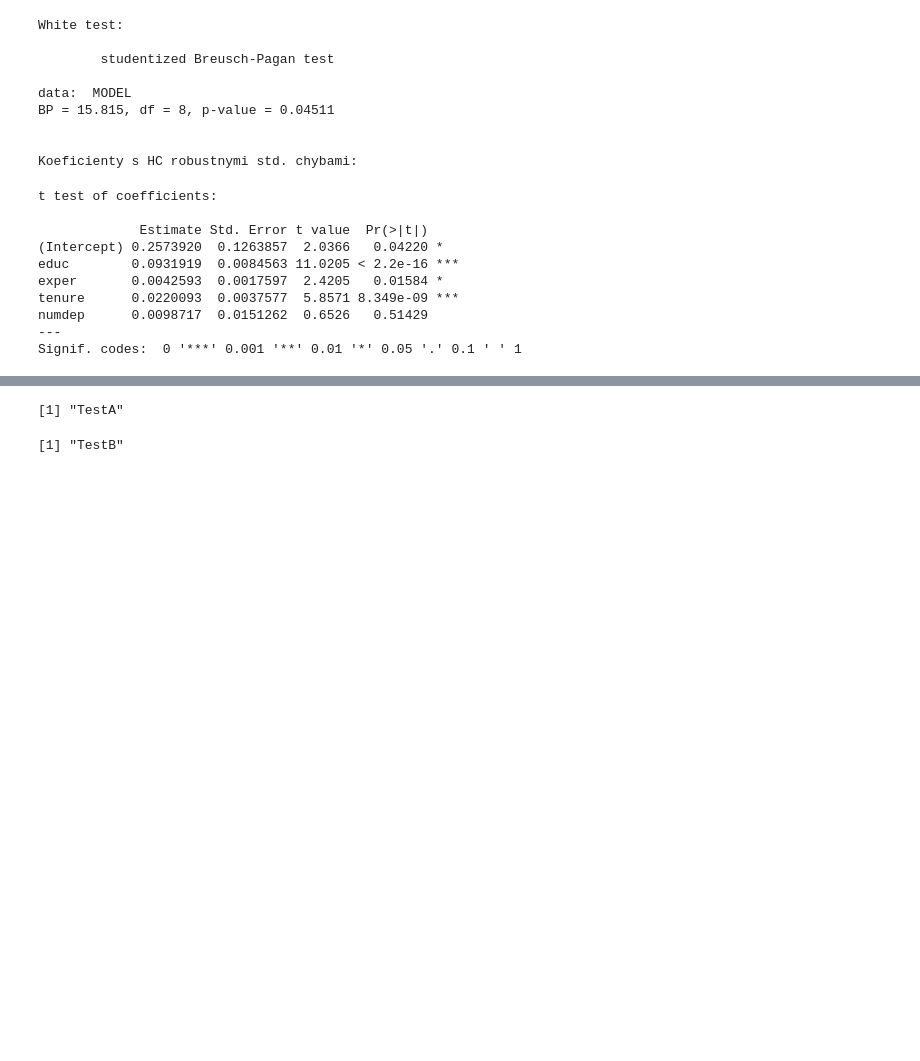
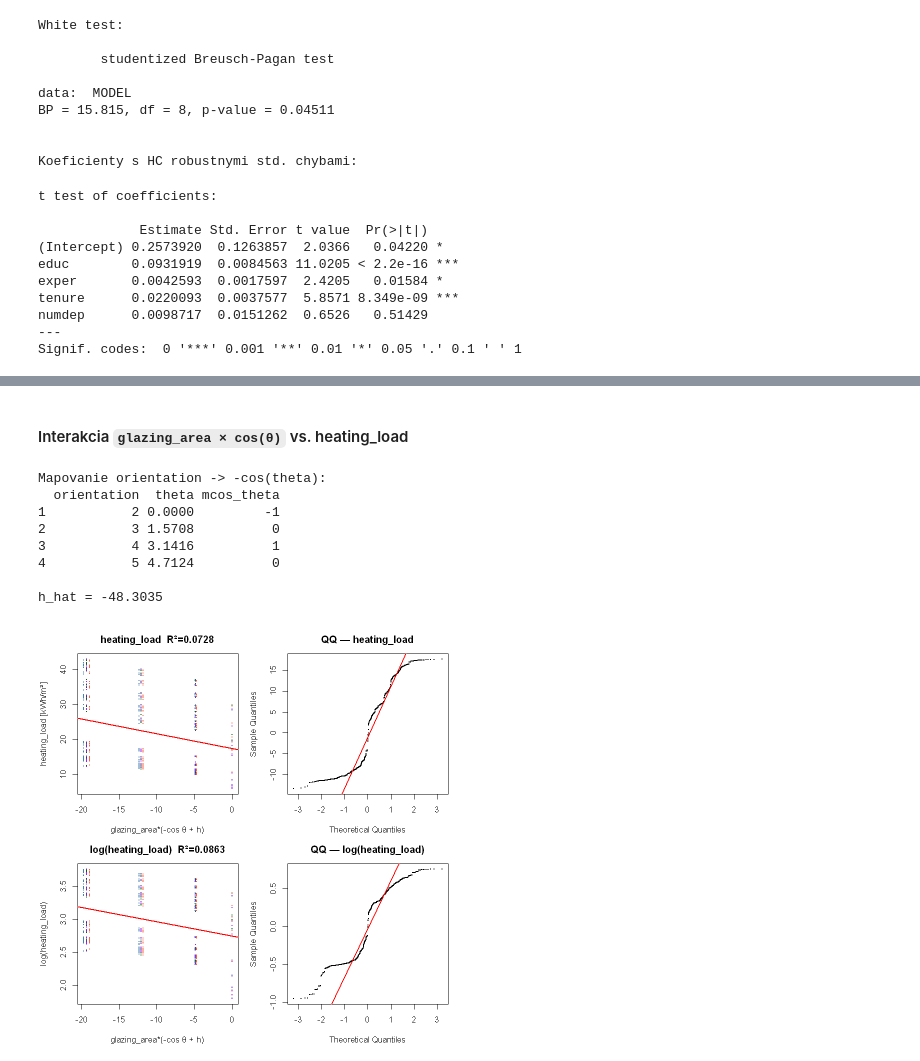
Before and after one commit to Gura-hub-hub/ekonometria, a Jupyter notebook: Ekonometria.ipynb, the cells around one changed output, grey strips where cells are left out. Drawn from its saved outputs; the diff is of its cells as text; code cells hidden in the pictures; blank space fills up the shorter version.

Commit message:
Refactor energy_eff analysis: -cos(theta) transform, method-of-moments h identification, lin vs log comparison
Co-Authored-By: Claude Sonnet 4.6 <noreply@anthropic.com>

```diff
--- a/Ekonometria.ipynb
+++ b/Ekonometria.ipynb
@@ -327,8 +324,0 @@ print('GURA NEVONIII')
-# %%
-print('GURAAA SMRDIIIIII')
-# %% [output]
-[1] "TestA"
-# %%
-print('TestB')
-# %% [output]
-[1] "TestB"
@@ -339,0 +325,72 @@ print('JA NESMRDIIIIIIM!!!!!!!!')
+# %% [markdown]
+#### Interakcia `glazing_area × cos(θ)` vs. heating_load
+# %%
+################ Nacitanie dat + transformacia ################
+ee <- read.csv("Data/energy_eff.csv")
+
+theta_map     <- c("2"=0, "3"=pi/2, "4"=pi, "5"=3*pi/2)
+ee$theta      <- theta_map[as.character(ee$orientation)]
+ee$mcos_theta <- -cos(ee$theta)   # juh=+1 (max slnko), sever=-1 (min slnko)
+
+cat("Mapovanie orientation -> -cos(theta):\n")
+print(unique(data.frame(
+  orientation = ee$orientation,
+  theta       = round(ee$theta, 4),
+  mcos_theta  = round(ee$mcos_theta, 4)
+))[order(unique(ee$orientation)), ])
+
+################ Identifikacia h ################
+cos_vals <- setNames(-cos(theta_map), names(theta_map))
+slopes   <- sapply(c(2,3,4,5), function(ori)
+  coef(lm(heating_load ~ glazing_area, data=ee[ee$orientation==ori,]))["glazing_area"])
+names(slopes) <- c(2,3,4,5)
+
+pary     <- combn(as.character(c(2,3,4,5)), 2)
+h_odhady <- c()
+for (p in 1:ncol(pary)) {
+  i <- pary[1,p]; j <- pary[2,p]
+  ci <- cos_vals[i]; cj <- cos_vals[j]
+  if (abs(ci - cj) < 1e-9) next
+  h_odhady <- c(h_odhady, (slopes[j]*ci - slopes[i]*cj) / (slopes[i] - slopes[j]))
+}
+h_hat <- median(h_odhady)
+cat(sprintf("\nh_hat = %.4f\n", h_hat))
+ee$regresor <- ee$glazing_area * (ee$mcos_theta + h_hat)
+
+################ Modely ################
+m_lin <- lm(heating_load     ~ regresor, data=ee)
+m_log <- lm(log(heating_load) ~ regresor, data=ee)
+
+################ 2x2: scatter | QQ ################
+orient_cols <- c("2"="steelblue","3"="darkgreen","4"="tomato","5"="purple")
+pt_cols     <- orient_cols[as.character(ee$orientation)]
+
+par(mfrow=c(2,2), mar=c(4,4,3,1))
+
+plot(ee$regresor, ee$heating_load, pch=19, cex=0.3, col=pt_cols,
+     xlab="glazing_area*(-cos θ + h)", ylab="heating_load [kWh/m²]",
+     main=sprintf("heating_load  R²=%.4f", summary(m_lin)$r.squared))
+abline(m_lin, col="red", lwd=2)
+
+qqnorm(residuals(m_lin), main="QQ — heating_load", pch=19, cex=0.3)
+qqline(residuals(m_lin), col="red", lwd=2)
+
+plot(ee$regresor, log(ee$heating_load), pch=19, cex=0.3, col=pt_cols,
+     xlab="glazing_area*(-cos θ + h)", ylab="log(heating_load)",
+     main=sprintf("log(heating_load)  R²=%.4f", summary(m_log)$r.squared))
+abline(m_log, col="red", lwd=2)
+
+qqnorm(residuals(m_log), main="QQ — log(heating_load)", pch=19, cex=0.3)
+qqline(residuals(m_log), col="red", lwd=2)
+
+par(mfrow=c(1,1), mar=c(5,4,4,2)+0.1)
+# %% [output]
+Mapovanie orientation -> -cos(theta):
+  orientation  theta mcos_theta
+1           2 0.0000         -1
+2           3 1.5708          0
+3           4 3.1416          1
+4           5 4.7124          0
+
+h_hat = -48.3035
+[figure, added]
```
Also changed, not shown: parts of 3 cells of this notebook.
